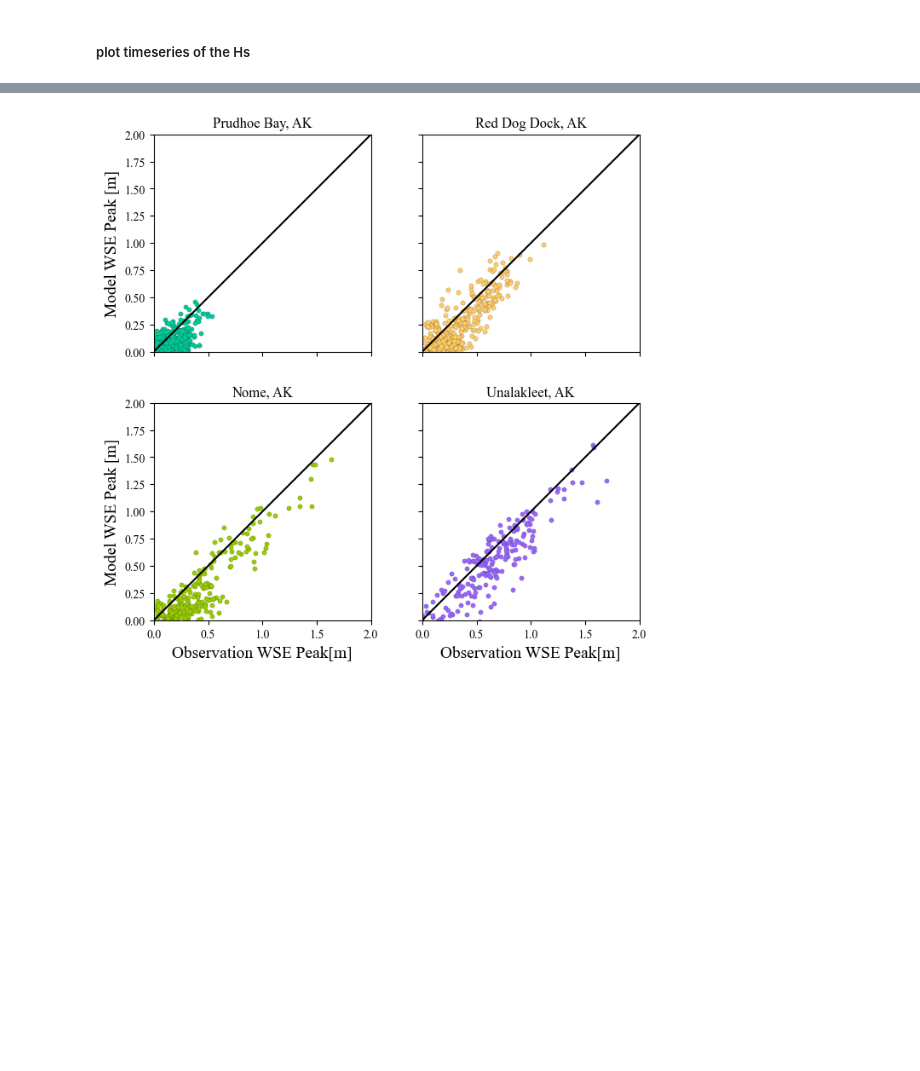
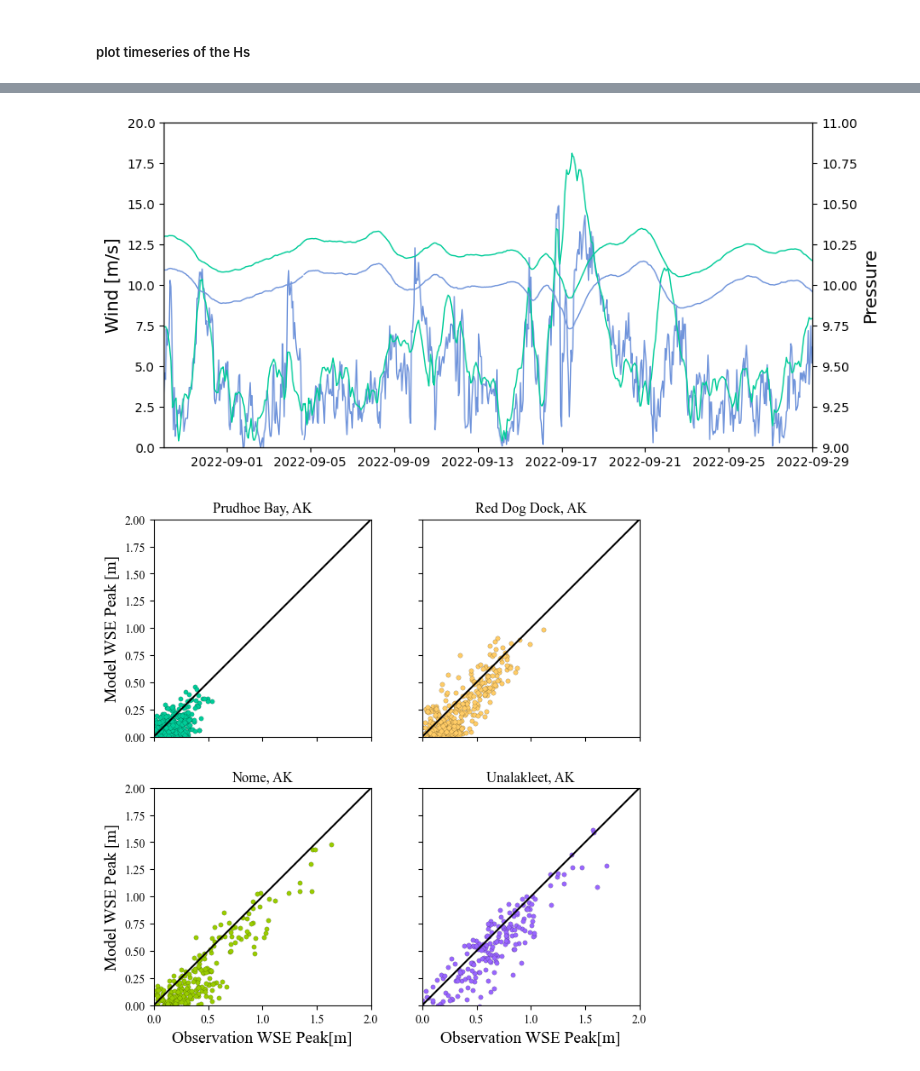
Before and after one commit to tmiesse/arctic_storm, a Jupyter notebook: storm_analysis.ipynb, the cells around one changed output, grey strips where cells are left out. Drawn from its saved outputs; the diff is of its cells as text; code cells hidden in the pictures; blank space fills up the shorter version.

```diff
--- a/storm_analysis.ipynb
+++ b/storm_analysis.ipynb
@@ -161 +141,41 @@ RuntimeError: NetCDF: HDF error
+# %%
+dt1 = pd.to_datetime('2022-08-29')
+dt2 = pd.to_datetime('2022-9-29')
+t_id = np.where((dt1<dt.values)&(dt.values<dt2))[0]
+# %%
+ncfile = nc4.Dataset(root / '2022' /'outputs' / 'fort.74.nc')
+u,v = ncfile.variables['windx'][t_id,node_ids[0][0]],ncfile.variables['windy'][t_id,node_ids[0][0]]
+mag = np.sqrt(u**2 + v**2)
+ncfile = nc4.Dataset(root / '2022' /'outputs' / 'fort.73.nc')
+pressure = ncfile.variables['pressure'][t_id,node_ids[0][0]]
+ncfile.close()
+# %%
+fig = plt.figure(figsize=(8,4))
+colors = ['#00cc99','#ffcc66','#99cc00']
+ax = plt.axes([0,0.,0.9,.9])
+
+file = pd.read_csv(f'/scratch/tmiesse/project/noaa_data/wind22.csv')
+obs = file['obs'].values
+obs_dt=file['date']
+ax.plot(pd.to_datetime(obs_dt),obs,color='#7094db',label='NOAA',linewidth=1)
+ax.plot(dt[t_id],mag,color=colors[c],label='Model',linewidth=1)
+
+
+ax2 = ax.twinx()
+file = pd.read_csv(f'/scratch/tmiesse/project/noaa_data/pressure22.csv')
+obs = file['obs'].values/100
+obs_dt=file['date']
+ax2.plot(pd.to_datetime(obs_dt),obs,color='#7094db',label='NOAA',linewidth=1)
+ax2.plot(dt[t_id],pressure,color=colors[c],label='Model',linewidth=1)
+
+
+ax.set_ylabel(r'Wind [m/s]',fontsize=14)
+ax2.set_ylabel(r'Pressure',fontsize=14)
+ax.set_ylim([0,20])
+ax2.set_ylim([9,11])
+ax.set_xlim([dt1,dt2])
+ax.xaxis.set_major_locator(plt.MaxNLocator(8))
+plt.show()
+# %% [output]
+[figure, added]
 # %%
```
Also changed, not shown: parts of 19 cells of this notebook, 17 other files.
